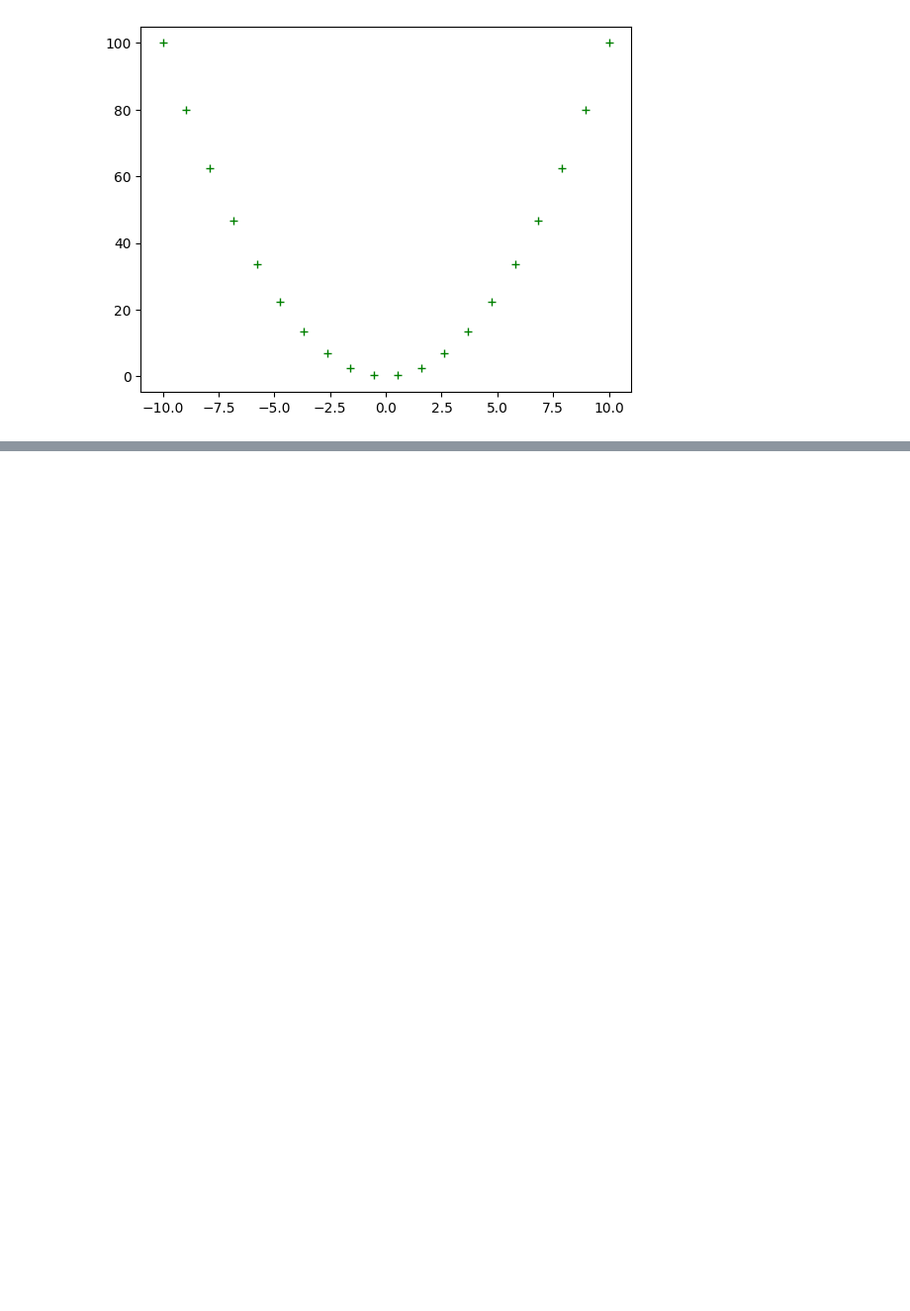
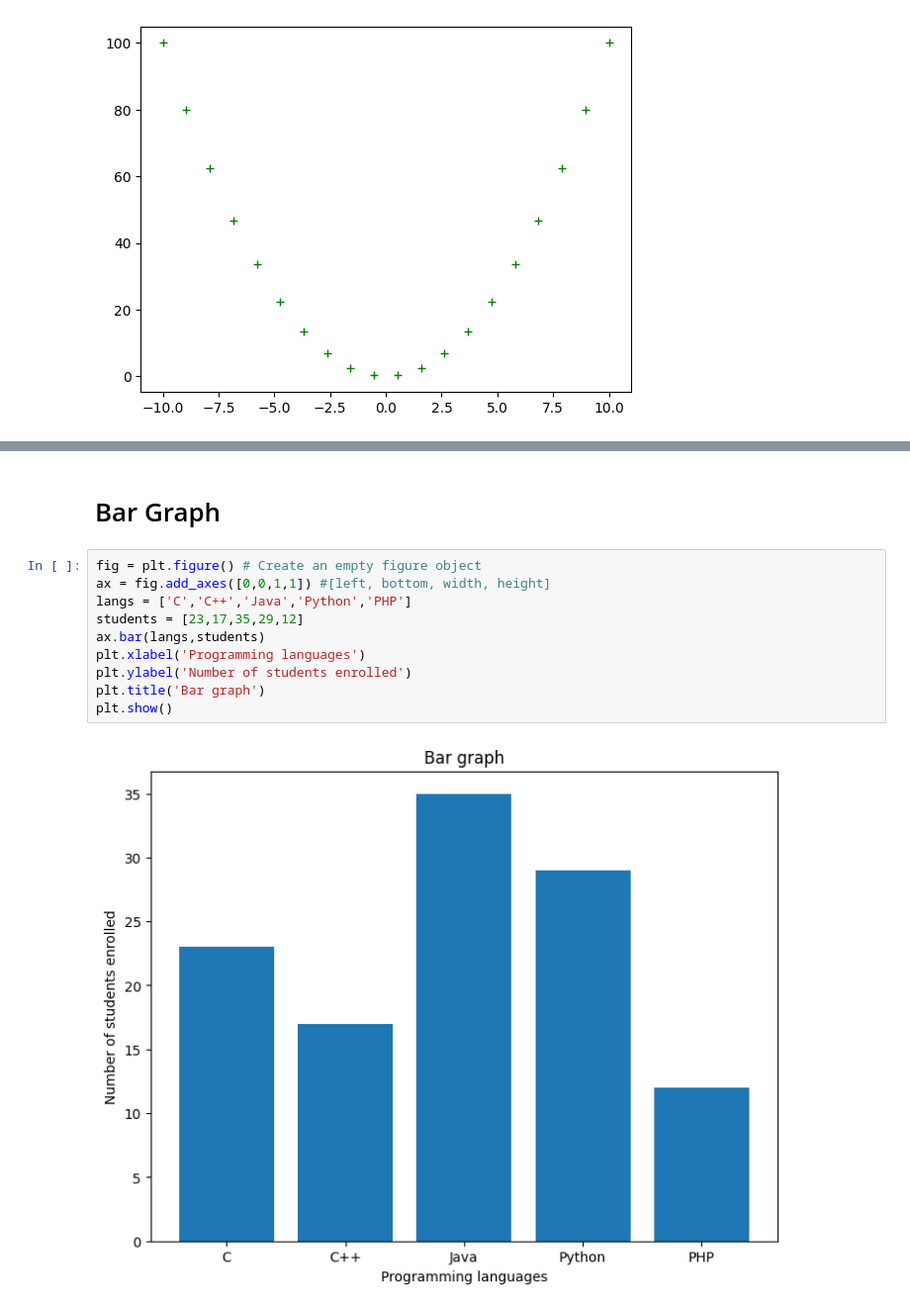
Before and after one commit to ashutoshgithubs/Machine-Learning, a Jupyter notebook: Matplotlib.ipynb, the cells around one changed output, grey strips where cells are left out. Shown: that part at 99% size. Saved outputs shown, nothing was run; the diff lists cells and outputs as text; blank space fills up the shorter version.

```diff
--- a/Matplotlib.ipynb
+++ b/Matplotlib.ipynb
@@ -43,0 +51,14 @@ plt.show()
+# %% [markdown]
+# Bar Graph
+# %%
+fig = plt.figure() # Create an empty figure object
+ax = fig.add_axes([0,0,1,1]) #[left, bottom, width, height]
+langs = ['C','C++','Java','Python','PHP']
+students = [23,17,35,29,12]
+ax.bar(langs,students)
+plt.xlabel('Programming languages')
+plt.ylabel('Number of students enrolled')
+plt.title('Bar graph')
+plt.show()
+# %% [output]
+[figure, added]
```
Also changed, not shown: parts of 7 cells of this notebook.
